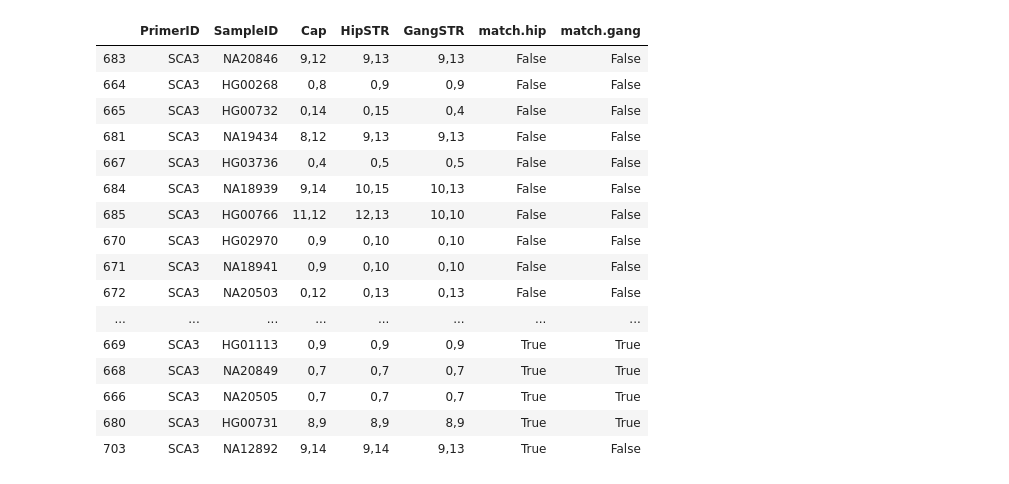
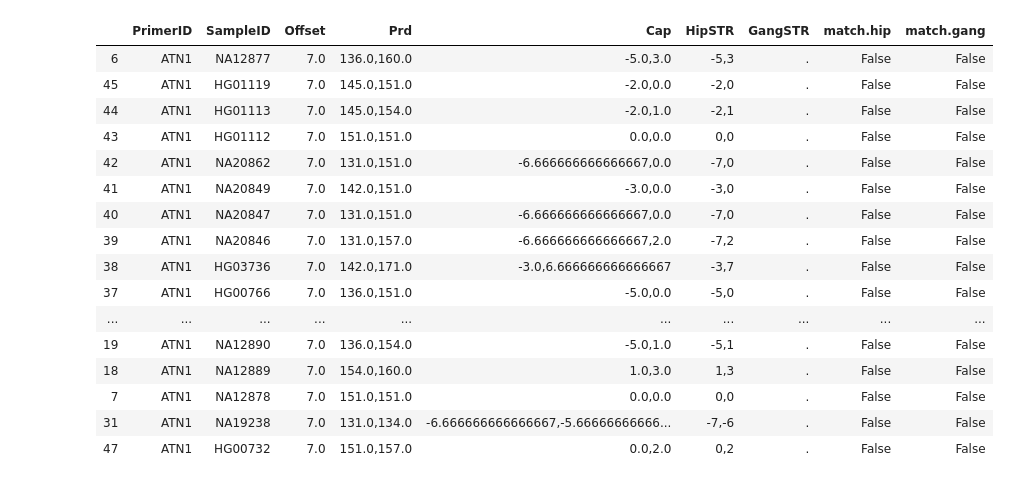
Before and after one commit to gymrek-lab/TRTools, a Jupyter notebook: experimental/capillary_offset_learn/notebooks/LearnCapillaryOffset.ipynb, the cells around one changed output. Drawn from its saved outputs; the diff is of its cells as text; code cells hidden in the pictures.

```diff
--- a/experimental/capillary_offset_learn/notebooks/LearnCapillaryOffset.ipynb
+++ b/experimental/capillary_offset_learn/notebooks/LearnCapillaryOffset.ipynb
@@ -103,15 +98,18 @@ offsets_Coriell = []
 loci_ = []
 samples_ = []
 cap_ = []
+capraw_ = []
 hip_ = []
 gang_ = []
+offs_ = []
 
 for PrimerID in sorted(set(ref_prod_sizes["PrimerID"])):
     period = len(loci[loci["LocusID"]==PrimerID]["Motif"].values[0])
     ref_prod_size = ref_prod_sizes[ref_prod_sizes["PrimerID"]==PrimerID]["ProductSize"].values[0]
     samp_loc_prod_sizes = samp_prod_sizes[samp_prod_sizes["PrimerID"]==PrimerID]
 
-    X = [] # product size from capillary
+    X = [] # product size from capillary - ref
+    X_raw = [] # Product size unadjusted
     Y_gstr = [] # product size from gangstr
     Y_hstr = [] # product size from hipstr
     samples = [] # sample list
@@ -126,6 +124,7 @@ for PrimerID in sorted(set(ref_prod_sizes["PrimerID"])):
         gb_cap = sorted([float(i) - float(ref_prod_size) for i in cap_prod_sizes])
         if sum(np.isnan(gb_cap)) > 0: continue
         X.extend(gb_cap)
+        X_raw.extend(sorted([float(i) for i in cap_prod_sizes]))
         samples.extend([sample]*2)
 
         # Extract gangstr and hipstr data
@@ -172,6 +171,8 @@ for PrimerID in sorted(set(ref_prod_sizes["PrimerID"])):
         offsets.append(np.nan)
         offsets_PG.append(np.nan)
         offsets_Coriell.append(np.nan)
+    # Force these
+    if PrimerID=="chr11_63798227_AC": offsets_PG[-1] = offsets_Coriell[-1]
 
     samp_offsets = []
     for sm in samples:
@@ -183,10 +184,12 @@ for PrimerID in sorted(set(ref_prod_sizes["PrimerID"])):
 
     for i in range(0, len(X), 2):
         off = samp_offsets[i]
+        offs_.append(off)
         if np.isnan(off): off = 0
         loci_.append(PrimerID)
         samples_.append(samples[i])
-        cap_.append("%s,%s"%(int((X[i]+off)/period), int((X[i+1]+off)/period)))
+        cap_.append("%s,%s"%(((X[i]+off)/period), ((X[i+1]+off)/period))) # changed int to round
+        capraw_.append("%s,%s"%(X_raw[i], X_raw[i+1]))
         if not np.isnan(Y_hstr[i]):
             hip_.append("%s,%s"%(int(Y_hstr[i]/period), int(Y_hstr[i+1]/period)))
         else: hip_.append(".")
@@ -226,7 +229,7 @@ ref_prod_sizes["Offset"] = offsets
 ref_prod_sizes["Offset-PG"] = offsets_PG
 ref_prod_sizes["Offset-Coriell"] = offsets_Coriell
 
-calldata = pd.DataFrame({"PrimerID": loci_, "SampleID": samples_, "Cap": cap_, "HipSTR": hip_, "GangSTR": gang_})
+calldata = pd.DataFrame({"PrimerID": loci_, "SampleID": samples_, "Offset": offs_, "Prd": capraw_, "Cap": cap_, "HipSTR": hip_, "GangSTR": gang_})
 # %% [output]
 [figure]
 [figure]
@@ -263,0 +247,27 @@ ref_prod_sizes
+# %%
+def GetBinnedSingleAllele(primer_id, psize):
+    if primer_id == "ATN1":
+        al = -7
+        for i in range(129, 190, 3):
+            if psize >= i and psize < i+3: return al
+            al += 1
+    if primer_id == "ATXN10":
+        al = -3
+        for i in range(192, 240, 5):
+            if psize >= i and psize < i+3: return al
+            al += 1
+    return "."
+
+def GetBinnedAlleles(primer_id, product_sizes):
+    psizes = [float(item) for item in product_sizes.split(",")]
+    alleles = []
+    for ps in psizes:
+        alleles.append(GetBinnedSingleAllele(primer_id, ps))
+    if "." in alleles: return "."
+    return "%s,%s"%(alleles[0], alleles[1])
+
+calldata["Cap.Binned"] = calldata.apply(lambda x: GetBinnedAlleles(x["PrimerID"], x["Prd"]), 1)
+calldata["match.hip"] = (calldata["HipSTR"]==calldata["Cap.Binned"])
+calldata["match.gang"] = (calldata["GangSTR"]==calldata["Cap.Binned"])
+
+calldata[(calldata["PrimerID"]=="ATXN10") & ((calldata["GangSTR"]!=".") | (calldata["HipSTR"]!="."))].sort_values("match.hip")
@@ -264,25 +292,23 @@ ref_prod_sizes
 # %%
-calldata["match.hip"] = (calldata["HipSTR"]==calldata["Cap"])
-calldata["match.gang"] = (calldata["GangSTR"]==calldata["Cap"])
-calldata[(calldata["PrimerID"]=="SCA3") & ((calldata["GangSTR"]!=".") | (calldata["HipSTR"]!="."))].sort_values("match.hip")
+calldata[(calldata["PrimerID"]=="ATN1") & ((calldata["GangSTR"]!=".") | (calldata["HipSTR"]!="."))].sort_values("match.hip")
 # %% [output]
-|  | PrimerID | SampleID | Cap | HipSTR | GangSTR | match.hip | match.gang |
-| 683 | SCA3 | NA20846 | 9,12 | 9,13 | 9,13 | False | False |
-| 664 | SCA3 | HG00268 | 0,8 | 0,9 | 0,9 | False | False |
-| 665 | SCA3 | HG00732 | 0,14 | 0,15 | 0,4 | False | False |
-| 681 | SCA3 | NA19434 | 8,12 | 9,13 | 9,13 | False | False |
-| 667 | SCA3 | HG03736 | 0,4 | 0,5 | 0,5 | False | False |
-| 684 | SCA3 | NA18939 | 9,14 | 10,15 | 10,13 | False | False |
-| 685 | SCA3 | HG00766 | 11,12 | 12,13 | 10,10 | False | False |
-| 670 | SCA3 | HG02970 | 0,9 | 0,10 | 0,10 | False | False |
-| 671 | SCA3 | NA18941 | 0,9 | 0,10 | 0,10 | False | False |
-| 672 | SCA3 | NA20503 | 0,12 | 0,13 | 0,13 | False | False |
-| ... | ... | ... | ... | ... | ... | ... | ... |
-| 669 | SCA3 | HG01113 | 0,9 | 0,9 | 0,9 | True | True |
-| 668 | SCA3 | NA20849 | 0,7 | 0,7 | 0,7 | True | True |
-| 666 | SCA3 | NA20505 | 0,7 | 0,7 | 0,7 | True | True |
-| 680 | SCA3 | HG00731 | 8,9 | 8,9 | 8,9 | True | True |
-| 703 | SCA3 | NA12892 | 9,14 | 9,14 | 9,13 | True | False |
+|  | PrimerID | SampleID | Offset | Prd | Cap | HipSTR | GangSTR | match.hip | match.gang |
+| 6 | ATN1 | NA12877 | 7.0 | 136.0,160.0 | -5.0,3.0 | -5,3 | . | False | False |
+| 45 | ATN1 | HG01119 | 7.0 | 145.0,151.0 | -2.0,0.0 | -2,0 | . | False | False |
+| 44 | ATN1 | HG01113 | 7.0 | 145.0,154.0 | -2.0,1.0 | -2,1 | . | False | False |
+| 43 | ATN1 | HG01112 | 7.0 | 151.0,151.0 | 0.0,0.0 | 0,0 | . | False | False |
+| 42 | ATN1 | NA20862 | 7.0 | 131.0,151.0 | -6.666666666666667,0.0 | -7,0 | . | False | False |
+| 41 | ATN1 | NA20849 | 7.0 | 142.0,151.0 | -3.0,0.0 | -3,0 | . | False | False |
+| 40 | ATN1 | NA20847 | 7.0 | 131.0,151.0 | -6.666666666666667,0.0 | -7,0 | . | False | False |
+| 39 | ATN1 | NA20846 | 7.0 | 131.0,157.0 | -6.666666666666667,2.0 | -7,2 | . | False | False |
+| 38 | ATN1 | HG03736 | 7.0 | 142.0,171.0 | -3.0,6.666666666666667 | -3,7 | . | False | False |
+| 37 | ATN1 | HG00766 | 7.0 | 136.0,151.0 | -5.0,0.0 | -5,0 | . | False | False |
+| ... | ... | ... | ... | ... | ... | ... | ... | ... | ... |
+| 19 | ATN1 | NA12890 | 7.0 | 136.0,154.0 | -5.0,1.0 | -5,1 | . | False | False |
+| 18 | ATN1 | NA12889 | 7.0 | 154.0,160.0 | 1.0,3.0 | 1,3 | . | False | False |
+| 7 | ATN1 | NA12878 | 7.0 | 151.0,151.0 | 0.0,0.0 | 0,0 | . | False | False |
+| 31 | ATN1 | NA19238 | 7.0 | 131.0,134.0 | -6.666666666666667,-5.66666666666... | -7,-6 | . | False | False |
+| 47 | ATN1 | HG00732 | 7.0 | 151.0,157.0 | 0.0,2.0 | 0,2 | . | False | False |
 # %%
 calldata.to_csv("../data/csv/callcompare.txt", sep="\t")
 # %%
```
Also changed, not shown: parts of 7 cells of this notebook, 2 other files.
